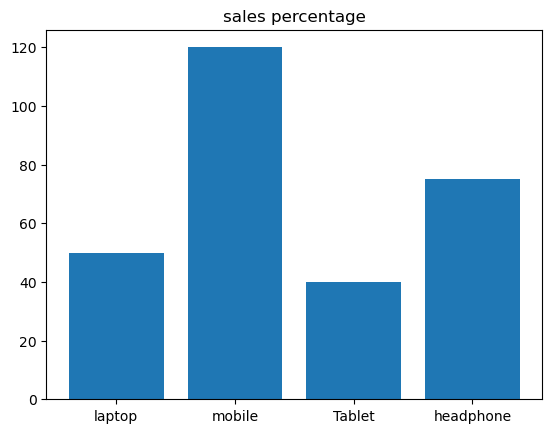
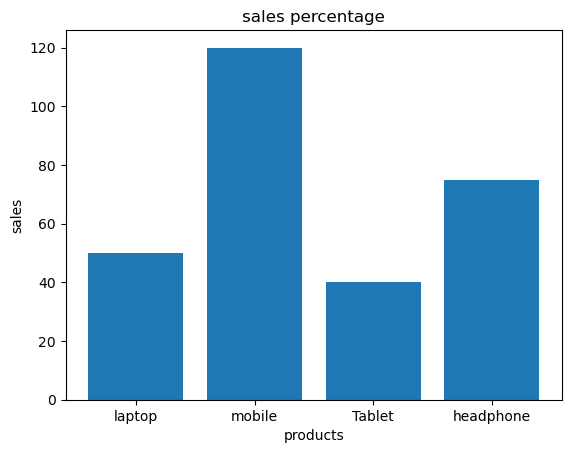
The change to this notebook cell's code, shown as a diff; its figure went from the first image to the second:
--- before
+++ after
@@ -1,2 +1,3 @@
+# bar graph
 import matplotlib.pyplot as plt
 products=["laptop","mobile","Tablet","headphone"]
@@ -4,3 +5,5 @@
 plt.bar(products, sales)
 plt.title("sales percentage")
+plt.xlabel("products")
+plt.ylabel("sales")
 plt.show()

Commit: Update pandes, numpy, and data a.ipynb